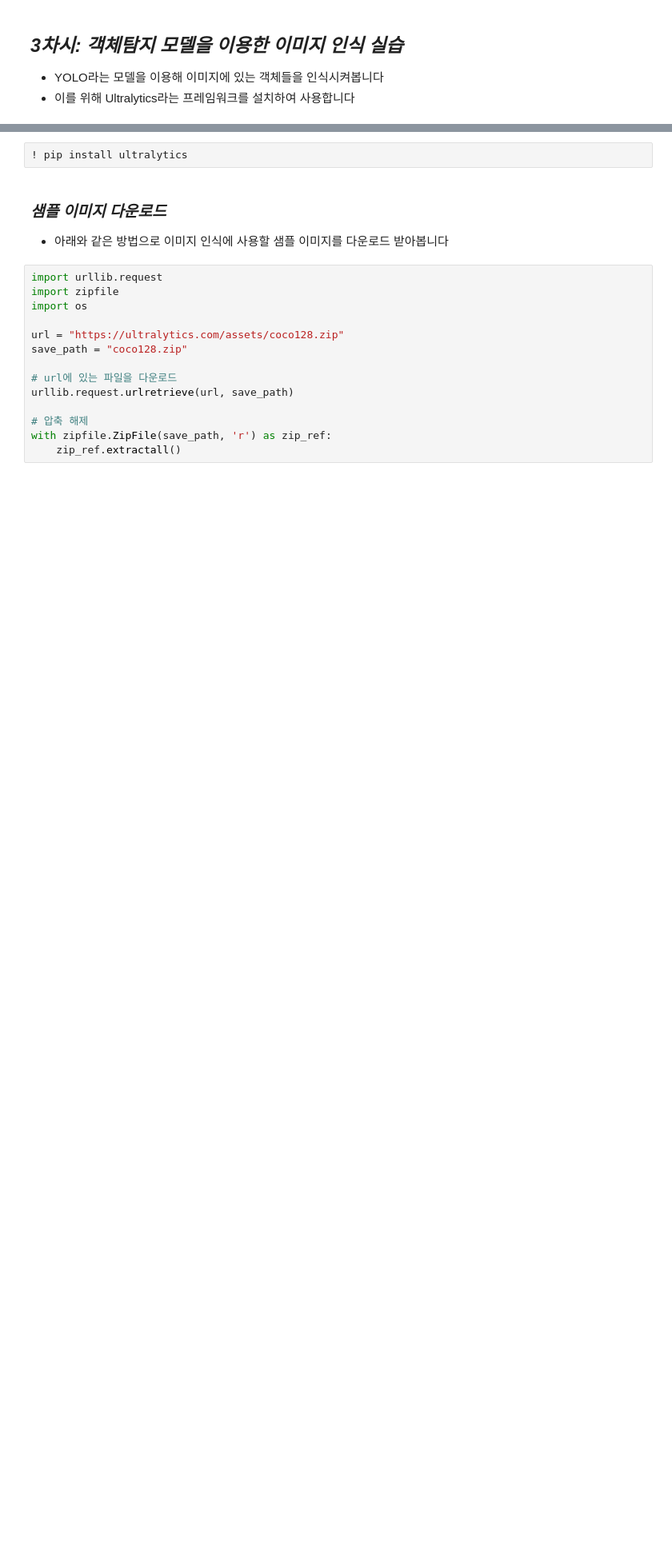
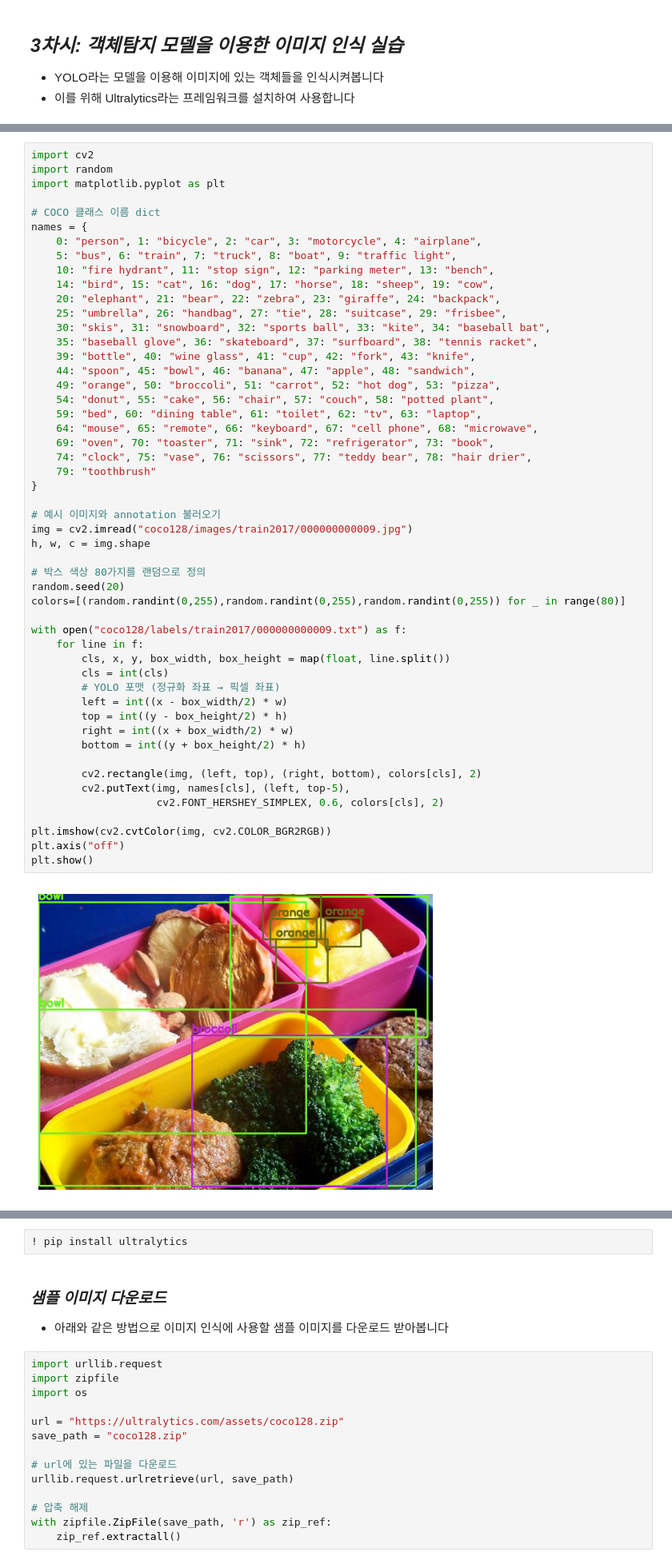
Before and after one commit to suriseven/image_tutorial, a Jupyter notebook: chap03/chap03.ipynb, the cells around one changed output, grey strips where cells are left out. Shown at 80% size. Saved outputs shown, nothing was run; the diff lists cells and outputs as text; blank space fills up the shorter version.

```diff
--- a/chap03/chap03.ipynb
+++ b/chap03/chap03.ipynb
@@ -5 +114,54 @@
+# %%
+import cv2
+import random
+import matplotlib.pyplot as plt
+
+# COCO 클래스 이름 dict
+names = {
+    0: "person", 1: "bicycle", 2: "car", 3: "motorcycle", 4: "airplane",
+    5: "bus", 6: "train", 7: "truck", 8: "boat", 9: "traffic light",
+    10: "fire hydrant", 11: "stop sign", 12: "parking meter", 13: "bench",
+    14: "bird", 15: "cat", 16: "dog", 17: "horse", 18: "sheep", 19: "cow",
+    20: "elephant", 21: "bear", 22: "zebra", 23: "giraffe", 24: "backpack",
+    25: "umbrella", 26: "handbag", 27: "tie", 28: "suitcase", 29: "frisbee",
+    30: "skis", 31: "snowboard", 32: "sports ball", 33: "kite", 34: "baseball bat",
+    35: "baseball glove", 36: "skateboard", 37: "surfboard", 38: "tennis racket",
+    39: "bottle", 40: "wine glass", 41: "cup", 42: "fork", 43: "knife",
+    44: "spoon", 45: "bowl", 46: "banana", 47: "apple", 48: "sandwich",
+    49: "orange", 50: "broccoli", 51: "carrot", 52: "hot dog", 53: "pizza",
+    54: "donut", 55: "cake", 56: "chair", 57: "couch", 58: "potted plant",
+    59: "bed", 60: "dining table", 61: "toilet", 62: "tv", 63: "laptop",
+    64: "mouse", 65: "remote", 66: "keyboard", 67: "cell phone", 68: "microwave",
+    69: "oven", 70: "toaster", 71: "sink", 72: "refrigerator", 73: "book",
+    74: "clock", 75: "vase", 76: "scissors", 77: "teddy bear", 78: "hair drier",
+    79: "toothbrush"
+}
+
+# 예시 이미지와 annotation 불러오기
+img = cv2.imread("coco128/images/train2017/000000000009.jpg")
+h, w, c = img.shape
+
+# 박스 색상 80가지를 랜덤으로 정의
+random.seed(20)
+colors=[(random.randint(0,255),random.randint(0,255),random.randint(0,255)) for _ in range(80)]
+
+with open("coco128/labels/train2017/000000000009.txt") as f:
+    for line in f:
+        cls, x, y, box_width, box_height = map(float, line.split())
+        cls = int(cls)
+        # YOLO 포맷 (정규화 좌표 → 픽셀 좌표)
+        left = int((x - box_width/2) * w)
+        top = int((y - box_height/2) * h)
+        right = int((x + box_width/2) * w)
+        bottom = int((y + box_height/2) * h)
+
+        cv2.rectangle(img, (left, top), (right, bottom), colors[cls], 2)
+        cv2.putText(img, names[cls], (left, top-5),
+                    cv2.FONT_HERSHEY_SIMPLEX, 0.6, colors[cls], 2)
+
+plt.imshow(cv2.cvtColor(img, cv2.COLOR_BGR2RGB))
+plt.axis("off")
+plt.show()
+# %% [output]
+[figure, added]
 # %% [markdown]
```
Also changed, not shown: parts of 7 cells of this notebook.
